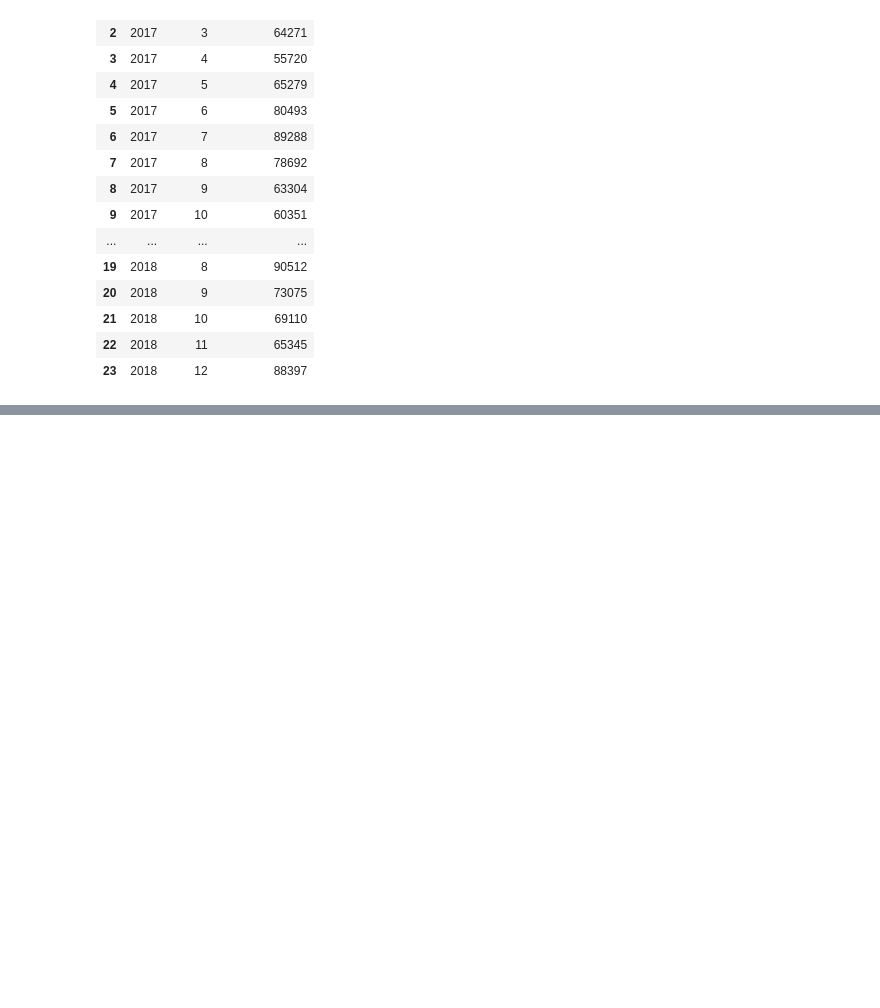
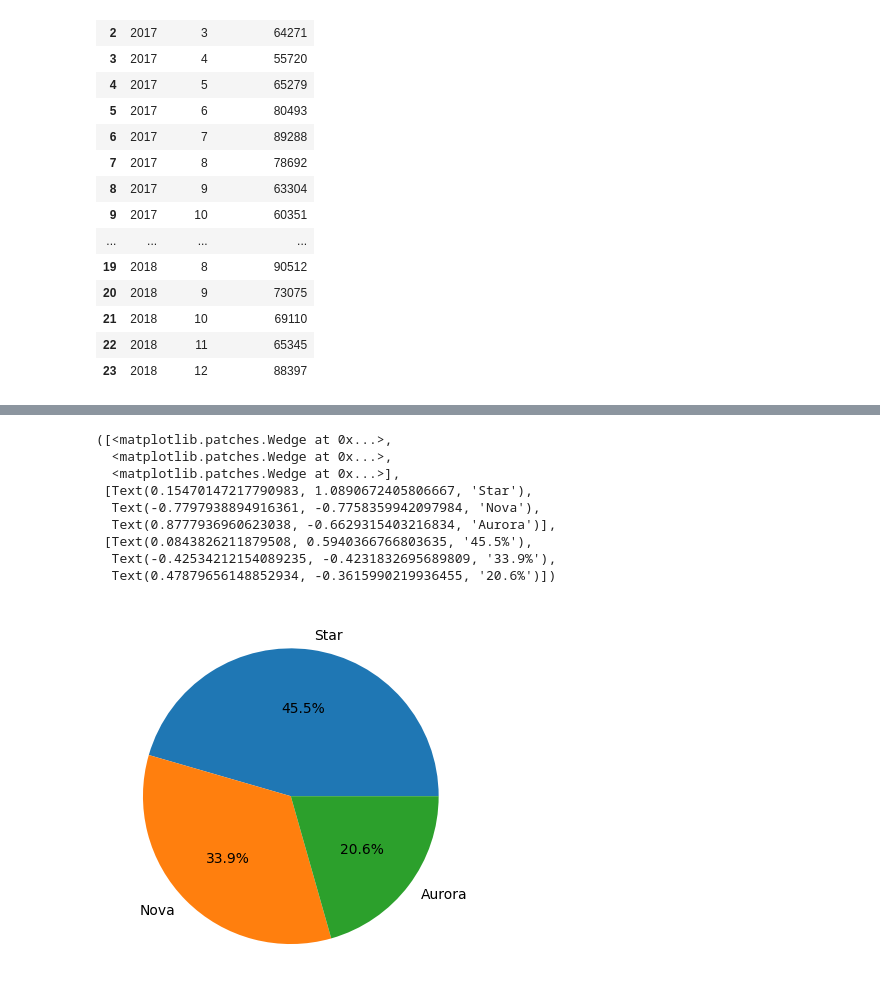
Before and after one commit to Adalab/bda-modulo-3-evaluacion-final-anitaromero25-bot, a Jupyter notebook: evaluacion_mod3_ana_romero_valderrama.ipynb, the cells around one changed output, grey strips where cells are left out. Saved outputs shown, nothing was run; the diff lists cells and outputs as text; code cells hidden in the pictures; blank space fills up the shorter version.

```diff
--- a/evaluacion_mod3_ana_romero_valderrama.ipynb
+++ b/evaluacion_mod3_ana_romero_valderrama.ipynb
@@ -766,0 +817,13 @@ plt.xlabel("");
+# %%
+plt.pie ('count', labels = 'loyalty_card',data = df_tarj_fid, autopct = '%1.1f%%',)
+# %% [output]
+([<matplotlib.patches.Wedge at 0x...>,
+  <matplotlib.patches.Wedge at 0x...>,
+  <matplotlib.patches.Wedge at 0x...>],
+ [Text(0.15470147217790983, 1.0890672405806667, 'Star'),
+  Text(-0.7797938894916361, -0.7758359942097984, 'Nova'),
+  Text(0.8777936960623038, -0.6629315403216834, 'Aurora')],
+ [Text(0.0843826211879508, 0.5940366766803635, '45.5%'),
+  Text(-0.42534212154089235, -0.4231832695689809, '33.9%'),
+  Text(0.47879656148852934, -0.3615990219936455, '20.6%')])
+[figure, added]
```
Also changed, not shown: parts of 10 cells of this notebook.
